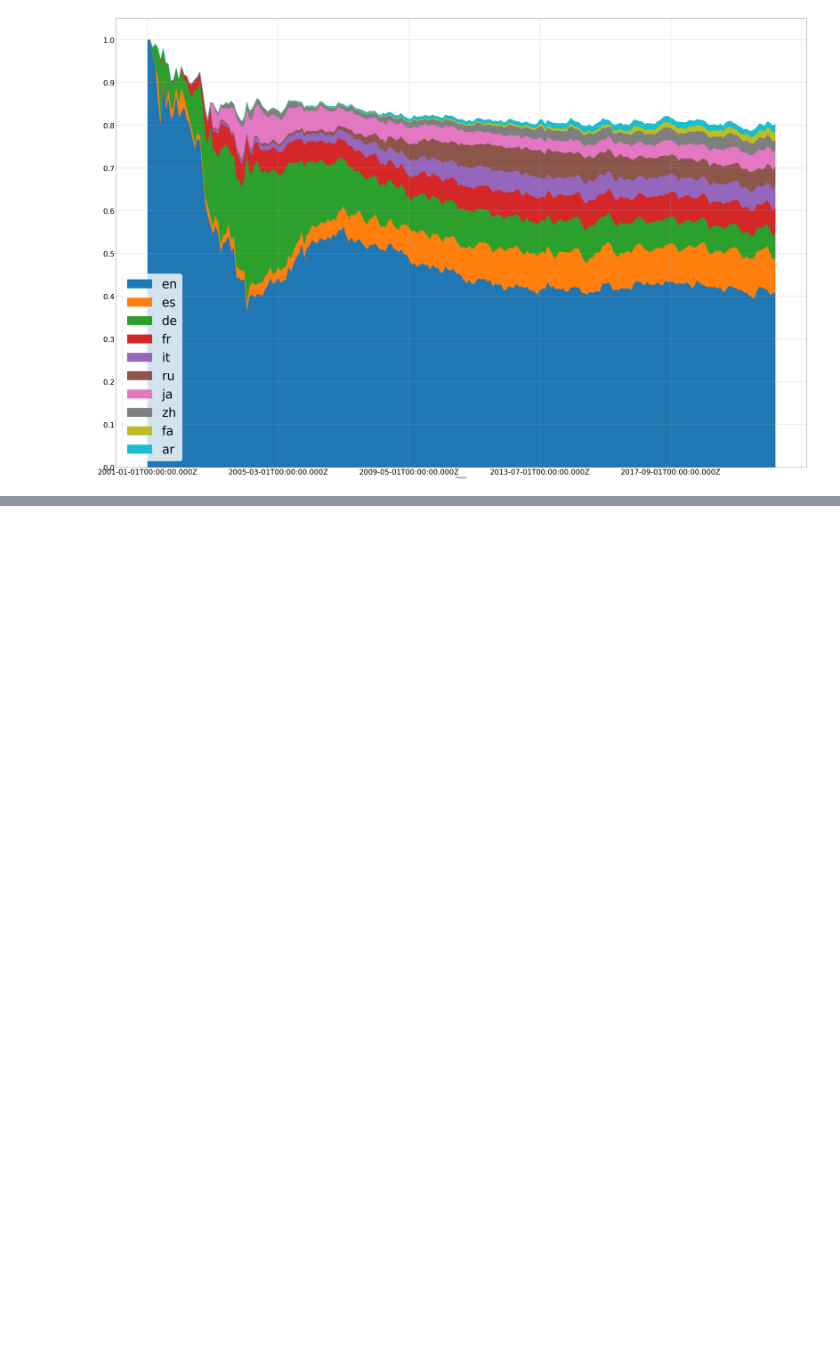
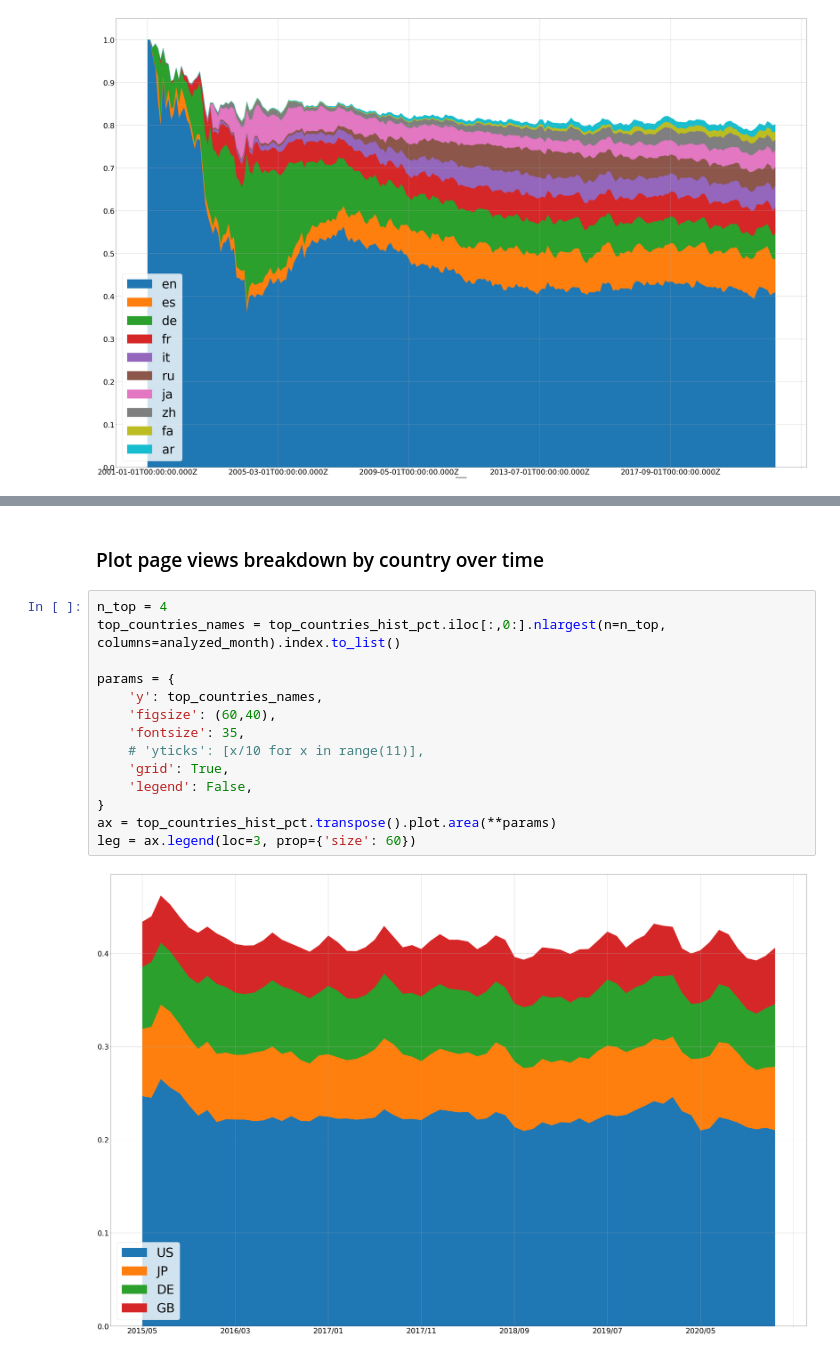
Before and after one commit to a455bcd9/wikilangtrends, a Jupyter notebook: Wikipedia Languages.ipynb, the cells around one changed output, grey strips where cells are left out. Saved outputs shown, nothing was run; the diff lists cells and outputs as text; blank space fills up the shorter version.

Commit message:
added country of origin

```diff
--- a/Wikipedia Languages.ipynb
+++ b/Wikipedia Languages.ipynb
@@ -586,0 +633,18 @@ Name: 0, dtype: float64
+# %% [markdown]
+### Plot page views breakdown by country over time
+# %%
+n_top = 4
+top_countries_names = top_countries_hist_pct.iloc[:,0:].nlargest(n=n_top, columns=analyzed_month).index.to_list()
+
+params = {
+    'y': top_countries_names,
+    'figsize': (60,40),
+    'fontsize': 35,
+    # 'yticks': [x/10 for x in range(11)],
+    'grid': True,
+    'legend': False,
+}
+ax = top_countries_hist_pct.transpose().plot.area(**params)
+leg = ax.legend(loc=3, prop={'size': 60})
+# %% [output]
+[figure, added]
```
Also changed, not shown: parts of 4 cells of this notebook.
